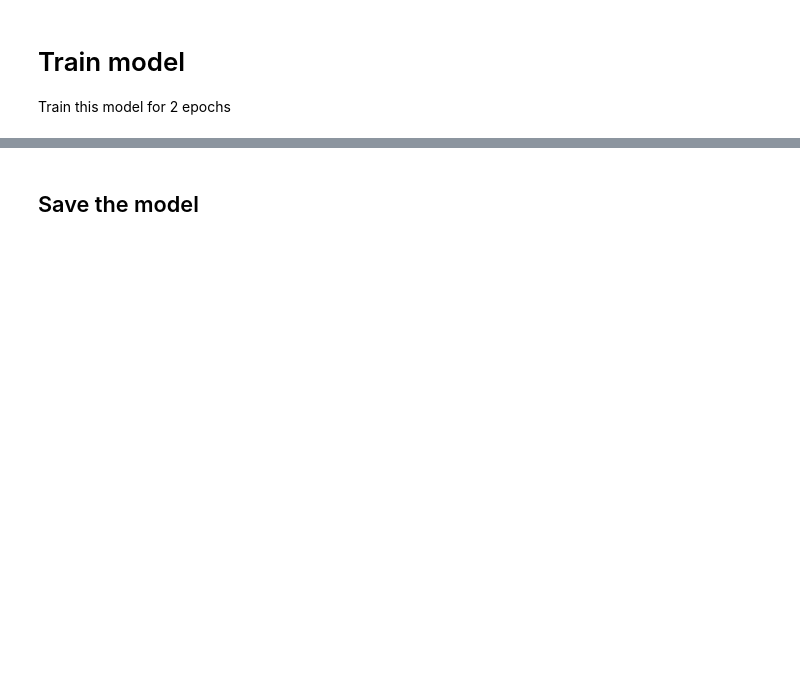
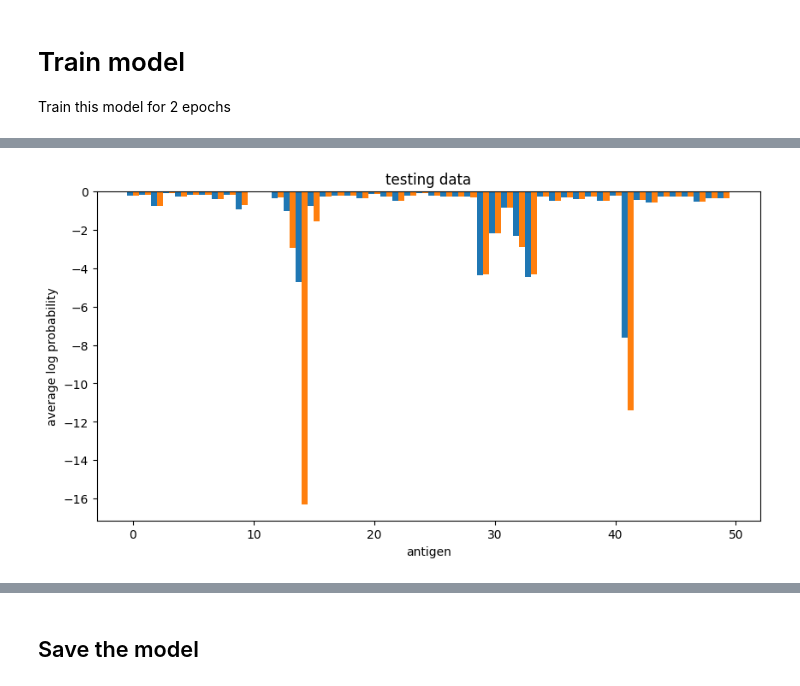
Before and after one commit to jboesen/tcellmatch, a Jupyter notebook: tutorials/10x_dataset_tutorial.ipynb, the cells around one changed output, grey strips where cells are left out. Cells and saved outputs as stored; diff of their text form; code cells hidden in the pictures; blank space fills up the shorter version.

```diff
--- a/tutorials/10x_dataset_tutorial.ipynb
+++ b/tutorials/10x_dataset_tutorial.ipynb
@@ -437,16 +518,26 @@ Number of observations in training data: 46040
 # %%
+burn_in_epochs = 3
+
+fig, ax = plt.subplots(figsize=[5, 5])
 # Plotting the curves
-plt.plot(train_curve, label='Train Curve')
-plt.plot(val_curve, label='Validation Curve')
+n_batches = int(np.ceil(len(ffn.x_train)/batch_size))
+step_per_epoch = len(train_curve) // EPOCHS
+xs = np.linspace(burn_in_epochs, EPOCHS, (EPOCHS-burn_in_epochs)*n_batches)
+plt.plot(xs, np.array(train_curve)[step_per_epoch * burn_in_epochs:], label='Train Curve')
+plt.plot(np.arange(burn_in_epochs, EPOCHS),
+    np.array(val_curve)[burn_in_epochs:], label='Validation Curve')
+plt.xlim(burn_in_epochs-0.5, EPOCHS+0.5)
 
 # Adding labels and title
-plt.xlabel('Epochs')
-plt.ylabel('Loss')
-plt.title('Training and Validation Curves')
+plt.xlabel('Epochs', fontsize=20)
+plt.ylabel('Loss', fontsize=20)
+plt.title('Training and Validation Curves', fontsize=20)
 
 # Adding legend
 plt.legend()
+plt.tight_layout()
 
+wandb.log({"loss chart plot": ax})
 # Displaying the plot
 plt.show()
 # %% [output]
@@ -478,0 +640,79 @@ ffn.evaluate(
+# %%
+# TODO import interacitve plots into wandb
+
+import torch.nn as nn
+from scipy.special import loggamma
+loss = nn.PoissonNLLLoss(log_input=True, full=True)
+
+ffn.predict()
+ffn.predictions.shape
+
+z = ffn.y_test
+log_z_hat = ffn.predictions
+z_hat = np.exp(log_z_hat)
+log_pois = -z_hat + z * log_z_hat - loggamma(z+1)
+av_log_pois = log_pois.mean(axis=0)
+
+trivial_pred = np.average(z, axis=0)
+log_pois_trivial = -trivial_pred + z * np.log(trivial_pred) - loggamma(z+1)
+av_log_pois_trivial = log_pois_trivial.mean(axis=0)
+
+fig, ax = plt.subplots(figsize=[10, 5])
+plt.title("testing data")
+ax.bar(np.arange(len(av_log_pois))-0.25, av_log_pois, width=0.5)
+ax.bar(np.arange(len(av_log_pois_trivial))+0.25, av_log_pois_trivial, width=0.5)
+plt.ylabel("average log probability")
+plt.xlabel("antigen")
+
+wandb.log({"test antigen liks to trivial": wandb.Image(plt)})
+
+fig, ax = plt.subplots(figsize=[10, 5])
+plt.title("testing data")
+plt.plot([-10, len(av_log_pois)+10], [1, 1], color='grey')
+ax.bar(np.arange(len(av_log_pois)), av_log_pois / av_log_pois_trivial, width=0.5)
+plt.ylabel("relative average log probability")
+plt.xlabel("antigen")
+# plt.ylim(0, 1)
+plt.xlim(-0.5, len(av_log_pois)-0.5)
+
+wandb.log({"test antigen liks ratio to trivial": wandb.Image(plt)})
+
+
+
+z_t = ffn.y_train
+log_z_hat_t = np.concatenate([get_preds(ffn.x_train[batch_size*i:batch_size*(i+1)])
+                               for i in range(n_batches+1)])
+z_hat_t = np.exp(log_z_hat_t)
+log_pois_t = -z_hat_t + z_t * log_z_hat_t - loggamma(z_t+1)
+av_log_pois_t = log_pois_t.mean(axis=0)
+# print("average log likelihood:\t\t\t\t", av_log_pois)
+
+trivial_pred_t = np.average(z_t, axis=0)
+log_pois_trivial_t = -trivial_pred_t + z_t * np.log(trivial_pred_t) - loggamma(z_t+1)
+av_log_pois_trivial_t = log_pois_trivial_t.mean(axis=0)
+# print("average log likelihood from trivial pred:\t", av_log_pois_trivial)
+
+fig, ax = plt.subplots(figsize=[10, 5])
+plt.title("training data")
+plt.bar(np.arange(len(av_log_pois_t))-0.25, av_log_pois_t, width=0.5)
+plt.bar(np.arange(len(av_log_pois_trivial_t))+0.25, av_log_pois_trivial_t, width=0.5)
+plt.ylabel("average log probability")
+plt.xlabel("antigen")
+
+wandb.log({"train antigen liks to trivial": wandb.Image(plt)})
+
+
+wandb.log({"test antigen liks to trivial": wandb.Image(plt)})
+
+fig, ax = plt.subplots(figsize=[10, 5])
+plt.title("training data")
+plt.plot([-10, len(av_log_pois)+10], [1, 1], color='grey')
+ax.bar(np.arange(len(av_log_pois)), av_log_pois_t / av_log_pois_trivial_t, width=0.5)
+plt.ylabel("relative average log probability")
+plt.xlabel("antigen")
+# plt.ylim(0, 1)
+plt.xlim(-0.5, len(av_log_pois)-0.5)
+
+wandb.log({"train antigen liks ratio to trivial": wandb.Image(plt)})
+# %% [output]
+[figure, added]
```
Also changed, not shown: parts of 43 cells of this notebook, 35 other files.
